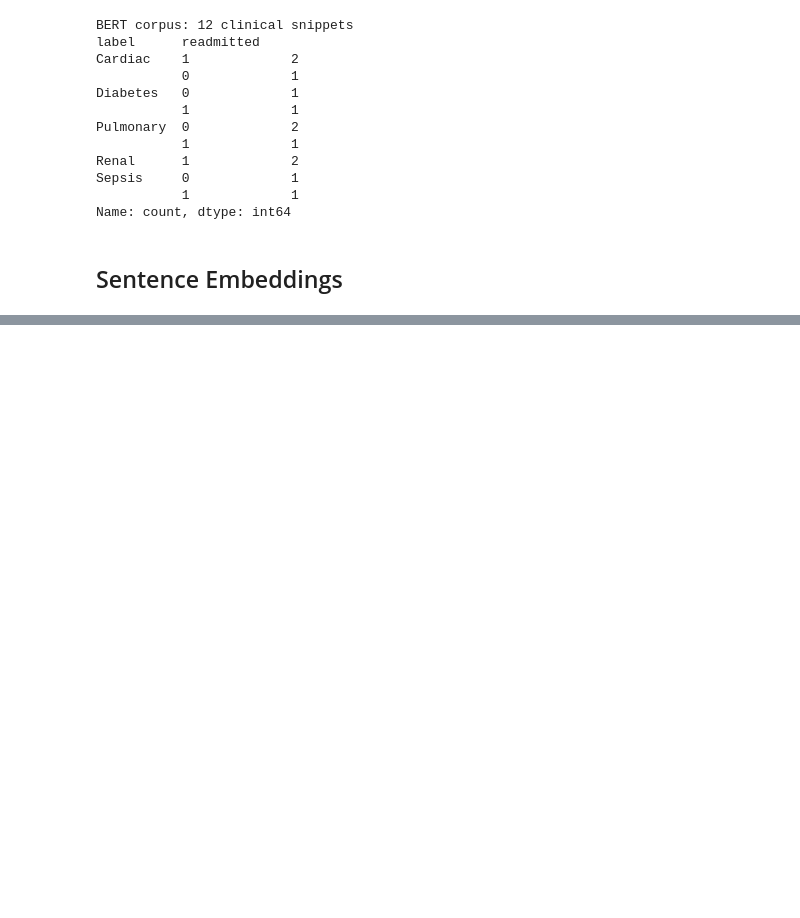
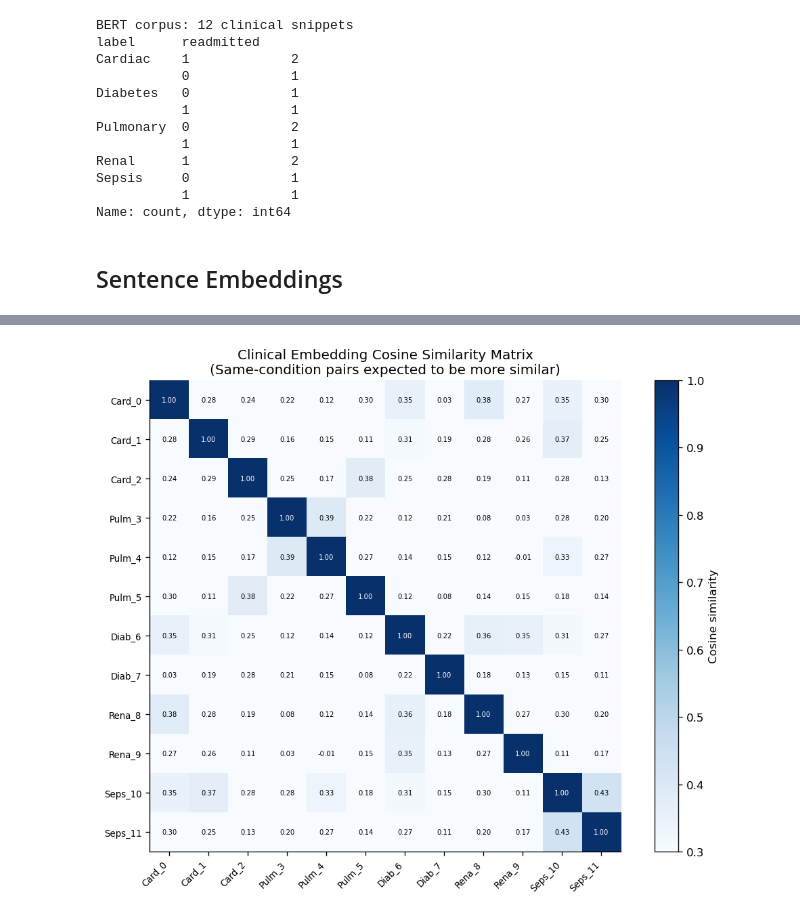
Before and after one commit to Sravanigangul/healthcare-clinical-nlp, a Jupyter notebook: notebooks/ClinicalBERT.ipynb, the cells around one changed output, grey strips where cells are left out. Drawn from its saved outputs; the diff is of its cells as text; code cells hidden in the pictures; blank space fills up the shorter version.

Commit message:
Update ClinicalBERT.ipynb
addd cosine similarity

```diff
--- a/notebooks/ClinicalBERT.ipynb
+++ b/notebooks/ClinicalBERT.ipynb
@@ -163,0 +163,19 @@ Embedding Shape: (12, 384)
+# %%
+# Cosine similarity matrix
+sim_matrix = cosine_similarity(embeddings)
+labels_short = [f"{row.label[:4]}_{i}" for i,(_,row) in enumerate(df_bert.iterrows())]
+
+fig, ax = plt.subplots(figsize=(9,7))
+im = ax.imshow(sim_matrix, cmap="Blues", vmin=0.3, vmax=1.0)
+ax.set_xticks(range(len(labels_short))); ax.set_xticklabels(labels_short, rotation=45, ha="right", fontsize=8)
+ax.set_yticks(range(len(labels_short))); ax.set_yticklabels(labels_short, fontsize=8)
+plt.colorbar(im, ax=ax, label="Cosine similarity")
+ax.set_title("Clinical Embedding Cosine Similarity Matrix\n(Same-condition pairs expected to be more similar)")
+for i in range(len(embeddings)):
+    for j in range(len(embeddings)):
+        ax.text(j,i,f"{sim_matrix[i,j]:.2f}",ha="center",va="center",fontsize=6,
+                color="white" if sim_matrix[i,j]>0.75 else "black")
+plt.tight_layout()
+plt.savefig("/tmp/mod05/bert_similarity.png",bbox_inches="tight"); plt.show()
+# %% [output]
+[figure, added]
```
Also changed, not shown: parts of 1 cell of this notebook.
